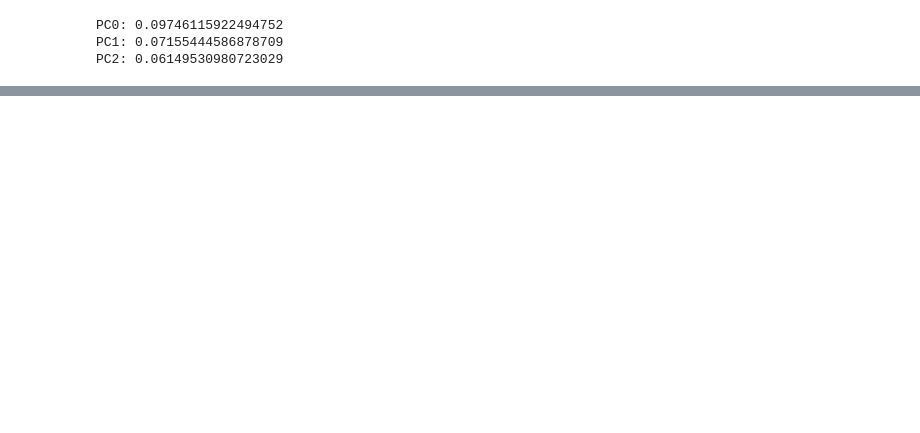
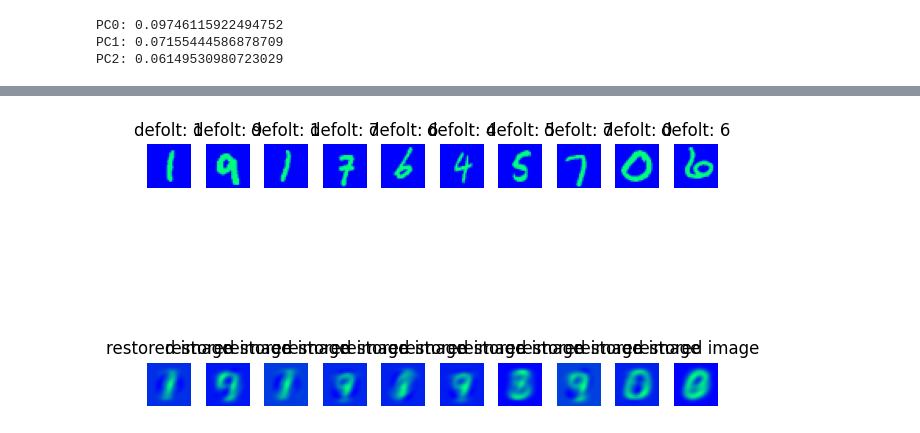
Before and after one commit to knasts/DM_labs, a Jupyter notebook: lab1DM.ipynb, the cells around one changed output, grey strips where cells are left out. Saved outputs shown, nothing was run; the diff lists cells and outputs as text; code cells hidden in the pictures; blank space fills up the shorter version.

```diff
--- a/lab1DM.ipynb
+++ b/lab1DM.ipynb
@@ -48,0 +50,18 @@ plt.show()
+# %%
+X_restored = pca.inverse_transform(X_pca)
+plt.figure(figsize=(6, 6))
+indices = np.random.choice(len(X), 10, replace=False)
+for i, ind in enumerate(rand_index):
+    ax = plt.subplot(2, 10, i + 1)
+    plt.imshow(X[ind].reshape(28, 28), cmap='winter')
+    plt.title(f"defolt: {y[ind]}")
+    plt.axis('off')
+
+    ax = plt.subplot(2, 10, i + 11)
+    plt.imshow(X_restored[ind].reshape(28, 28), cmap='winter')
+    plt.title("restored image")
+    plt.axis('off')
+plt.tight_layout()
+plt.show()
+# %% [output]
+[figure, added]
```
Also changed, not shown: parts of 4 cells of this notebook, 1 other file.
